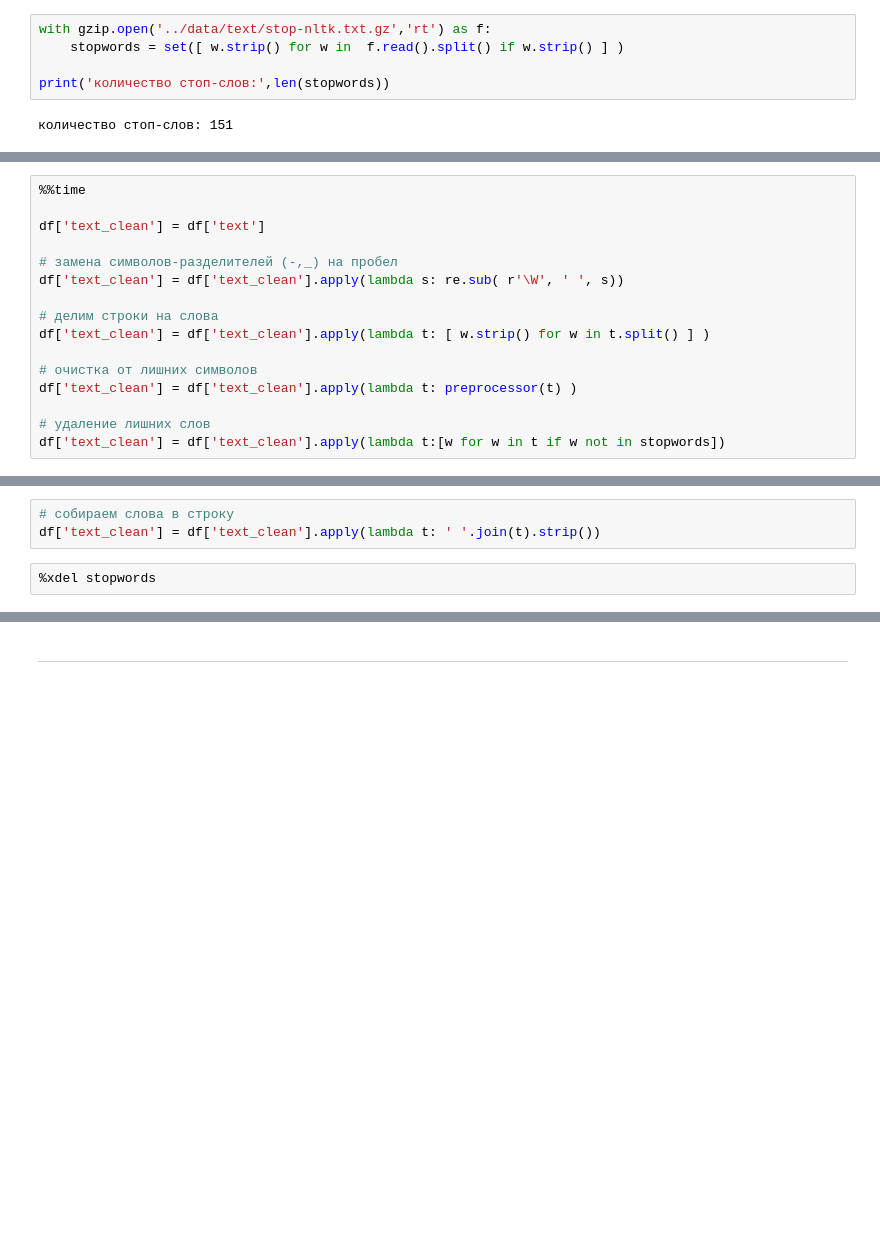
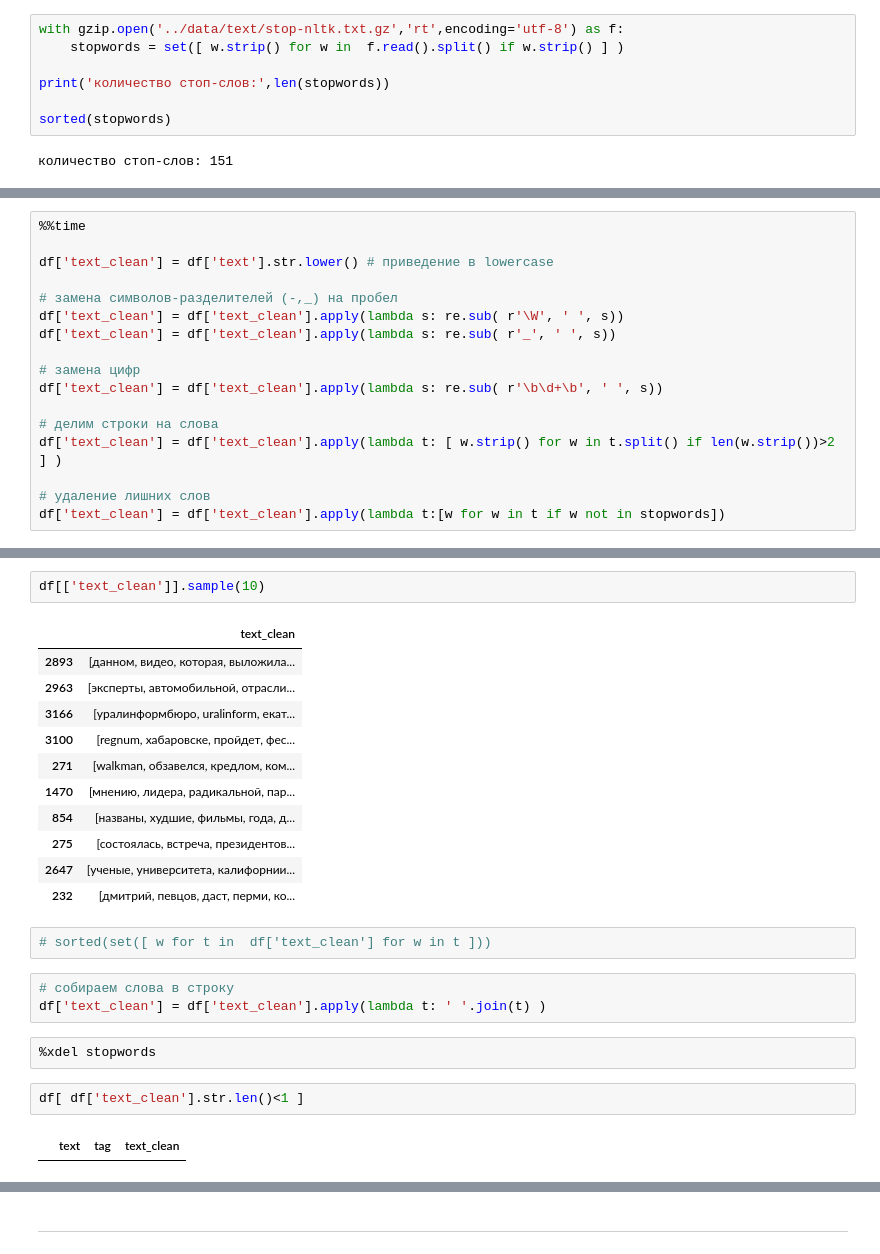
Before and after one commit to mechanoid5/ml_lectorium_legacy, a Jupyter notebook: examples/16-text-tfidf/09-text-lda.ipynb, the cells around one changed output, grey strips where cells are left out. Cells and saved outputs as stored; diff of their text form; blank space fills up the shorter version.

```diff
--- a/examples/16-text-tfidf/09-text-lda.ipynb
+++ b/examples/16-text-tfidf/09-text-lda.ipynb
@@ -42,9 +42,11 @@ df.sample(4)
 # %%
 data = df['text'].tolist()
 # %%
-with gzip.open('../data/text/stop-nltk.txt.gz','rt') as f:
+with gzip.open('../data/text/stop-nltk.txt.gz','rt',encoding='utf-8') as f:
     stopwords = set([ w.strip() for w in  f.read().split() if w.strip() ] )
 
 print('количество стоп-слов:',len(stopwords))
+
+sorted(stopwords)
 # %% [output]
 количество стоп-слов: 151
@@ -63,16 +63,17 @@ def preprocessor(tt):
 # %%
 %%time
 
-df['text_clean'] = df['text']
+df['text_clean'] = df['text'].str.lower() # приведение в lowercase
 
 # замена символов-разделителей (-,_) на пробел
 df['text_clean'] = df['text_clean'].apply(lambda s: re.sub( r'\W', ' ', s))
+df['text_clean'] = df['text_clean'].apply(lambda s: re.sub( r'_', ' ', s))
+
+# замена цифр
+df['text_clean'] = df['text_clean'].apply(lambda s: re.sub( r'\b\d+\b', ' ', s))
 
 # делим строки на слова
-df['text_clean'] = df['text_clean'].apply(lambda t: [ w.strip() for w in t.split() ] )
-
-# очистка от лишних символов
-df['text_clean'] = df['text_clean'].apply(lambda t: preprocessor(t) )
+df['text_clean'] = df['text_clean'].apply(lambda t: [ w.strip() for w in t.split() if len(w.strip())>2 ] )
 
 # удаление лишних слов
 df['text_clean'] = df['text_clean'].apply(lambda t:[w for w in t if w not in stopwords])
@@ -82,8 +83,28 @@ Wall time: 3.41 s
+# %%
+df[['text_clean']].sample(10)
+# %% [output]
+|  | text_clean |
+| 2893 | [данном, видео, которая, выложила... |
+| 2963 | [эксперты, автомобильной, отрасли... |
+| 3166 | [уралинформбюро, uralinform, екат... |
+| 3100 | [regnum, хабаровске, пройдет, фес... |
+| 271 | [walkman, обзавелся, кредлом, ком... |
+| 1470 | [мнению, лидера, радикальной, пар... |
+| 854 | [названы, худшие, фильмы, года, д... |
+| 275 | [состоялась, встреча, президентов... |
+| 2647 | [ученые, университета, калифорнии... |
+| 232 | [дмитрий, певцов, даст, перми, ко... |
+# %%
+# sorted(set([ w for t in  df['text_clean'] for w in t ]))
 # %%
 # собираем слова в строку
-df['text_clean'] = df['text_clean'].apply(lambda t: ' '.join(t).strip())
+df['text_clean'] = df['text_clean'].apply(lambda t: ' '.join(t) )
 # %%
 %xdel stopwords
+# %%
+df[ df['text_clean'].str.len()<1 ]
+# %% [output]
+|  | text | tag | text_clean |
 # %%
 df.sample(10)
 # %% [output]
```
Also changed, not shown: parts of 10 cells of this notebook.
